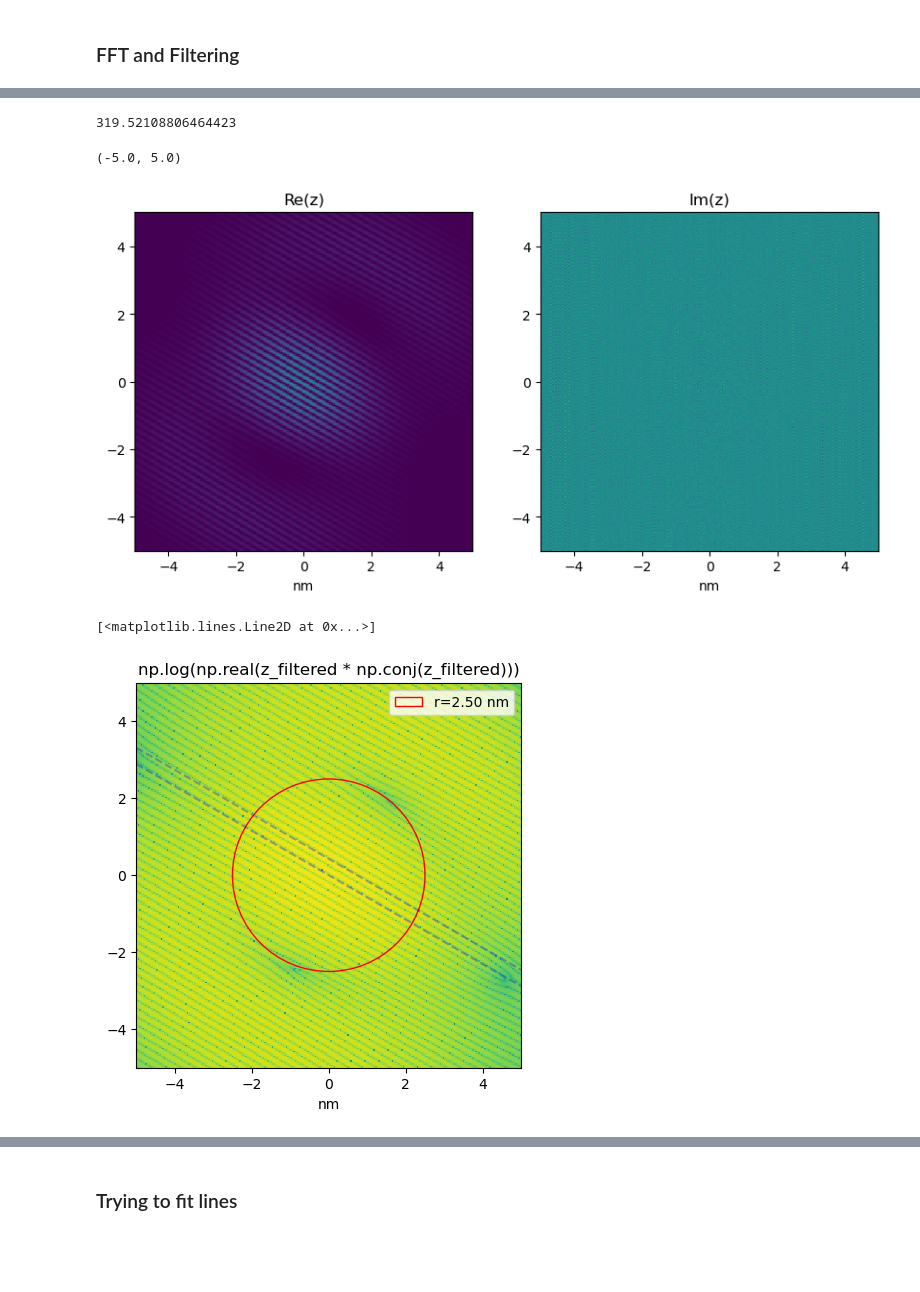
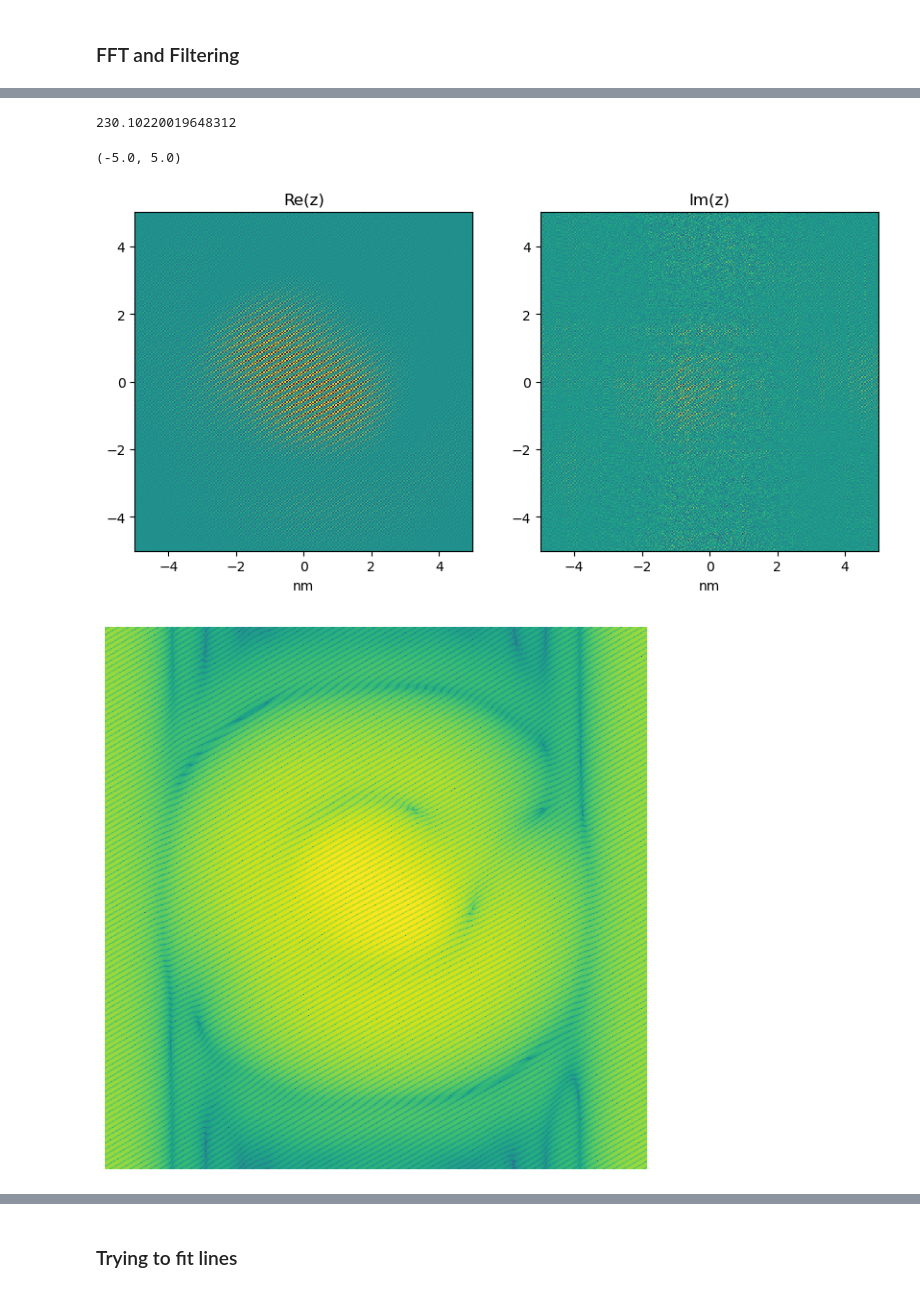
Before and after one commit to HollenLab/QPI-Scattering, a Jupyter notebook: TBCalcs/filtering.ipynb, the cells around one changed output, grey strips where cells are left out. Saved outputs shown, nothing was run; the diff lists cells and outputs as text; code cells hidden in the pictures; blank space fills up the shorter version.

```diff
--- a/TBCalcs/filtering.ipynb
+++ b/TBCalcs/filtering.ipynb
@@ -26,7 +28,8 @@ from tqdm import tqdm
 # %% [output]
 mkdir: cannot create directory ‘freqout’: File exists
 # %%
-fpath = r"Calculations/graphene_delta_0d2_AP100_sbA/continous_ldos.csv"
+#QPI-Scattering\TBCalcs\Calculations\bsublattice_horizontal\10x10_blattice_sep=5
+fpath = r"Calculations/bsublattice_horizontal/10x10_blattice_sep=3/continous_ldos.csv"
 df=pd.read_csv(fpath)
 df.head()
 # %% [output]
@@ -48,7 +51,8 @@ w = int(np.sqrt(np.size(df['x'])))
 
 x = np.reshape(df['x'], (w, w))
 y = np.reshape(df['y'], (w, w))
-z = np.reshape(df['Re(z)'] + 1j * df['Im(z)'], (w, w)).astype(np.complex128)
+z = np.reshape(df['Re(z)'], (w, w))
+#z = np.reshape(df['Re(z)'] + 1j * df['Im(z)'], (w, w)).astype(np.complex128)
 # %%
 fig3, ax3 = plt.subplots()
 
@@ -161,8 +168,13 @@ hann_vec = np.vectorize(hann2d)
 # %%
 # Hann Filtering
 ffx, ffy = np.meshgrid(fxs, fys)
-rad = 0.3
-hann_z = hann2d(ffx, ffy, 2 * rad, 2 * rad, dKR_x, dKR_y) + hann2d(ffx, ffy, 2 * rad, 2 * rad, -dKR_x, -dKR_y)
+rad = 0.4
+
+px = np.sqrt(dKR_x ** 2 + dKR_y ** 2)
+
+dKx2, dKy2 = -0.5 * px, np.sqrt(3)/2 * px #axis 2 (60 degree rotation)
+
+hann_z = hann2d(ffx, ffy, 2 * rad, 2 * rad, dKx2, dKy2) + hann2d(ffx, ffy, 2 * rad, 2 * rad, -dKx2, -dKy2)
 
 ftzf = ftz * hann_z
 plzf = plz * hann_z
@@ -206,13 +218,13 @@ axs6[1].set_ylim(-5, 5)
 # %%
 np.sum(np.abs(np.imag(ftzf)))
 # %% [output]
-319.52108806464423
+230.10220019648312
 # %%
 fig9, axs9 = plt.subplots(1, 2, figsize=(10, 5))
 
 z_filtered = np.fft.ifft2(ftzf)
 
-axs9[0].pcolormesh(ux, uy, np.real(z_filtered) ** 2)
+axs9[0].pcolormesh(ux, uy, np.real(z_filtered))
 axs9[0].set_aspect('equal')
 axs9[0].set_title('Re(z)')
 axs9[0].set_xlabel('nm')
@@ -227,33 +239,36 @@ axs9[1].set_xlim(-5, 5)
 axs9[1].set_ylim(-5, 5)
 # %% [output]
 (-5.0, 5.0)
-[figure, old version]
+[figure, new version]
 # %%
-fig10, ax10 = plt.subplots(figsize=(5, 5))
+fig10, ax10 = plt.subplots(figsize=(8, 8))
 
 z_filtered = np.fft.ifft2(ftzf)
 zfls = np.log(np.real(z_filtered * np.conj(z_filtered)))
 
 ax10.pcolormesh(ux, uy, zfls)
 ax10.set_aspect('equal')
-ax10.set_title('np.log(np.real(z_filtered * np.conj(z_filtered)))')
+#ax10.set_title('np.log(np.real(z_filtered * np.conj(z_filtered)))')
 ax10.set_xlabel('nm')
-ax10.set_xlim(-5, 5)
-ax10.set_ylim(-5, 5)
+ax10.set_xlim(-7.5, 7.5)
+ax10.set_ylim(-7.5, 7.5)
+ax10.set_axis_off()
+
 
 crad = 2.5
 crc = plt.Circle((0, 0), crad, color='red', fill=False)
 
-ax10.add_patch(crc)
-ax10.legend([f'r={crad:.2f} nm'])
+#ax10.add_patch(crc)
+#ax10.legend([f'r={crad:.2f} nm'])
 
 m1, b1 = -dKR_x/dKR_y, 0
 xlin = np.linspace(-5, 5, 100)
-ax10.plot(xlin, m1 * (xlin) + (b1), 'blue', linestyle='dashed', alpha=0.3)
+#ax10.plot(xlin, m1 * (xlin) + (b1), 'blue', linestyle='dashed', alpha=0.3)
 
 wavel = 2 * np.pi / np.sqrt(dKR_x ** 2 + dKR_y ** 2) * 1/(np.pi * 2)
 b2 = (m1 ** 2 + 1)/np.sqrt(m1 ** 2 + 1) * wavel
-ax10.plot(xlin, m1 * (xlin) + b2, 'blue', linestyle='dashed', alpha=0.3)
+#ax10.plot(xlin, m1 * (xlin) + b2, 'blue', linestyle='dashed', alpha=0.3)
+#ax10.set_xlim()
+fig10.savefig("output/filter_sep3.png", dpi=500)
 # %% [output]
-[<matplotlib.lines.Line2D at 0x...>]
-[figure, old version]
+[figure, new version]
```
Also changed, not shown: parts of 12 cells of this notebook, 21 other files.
